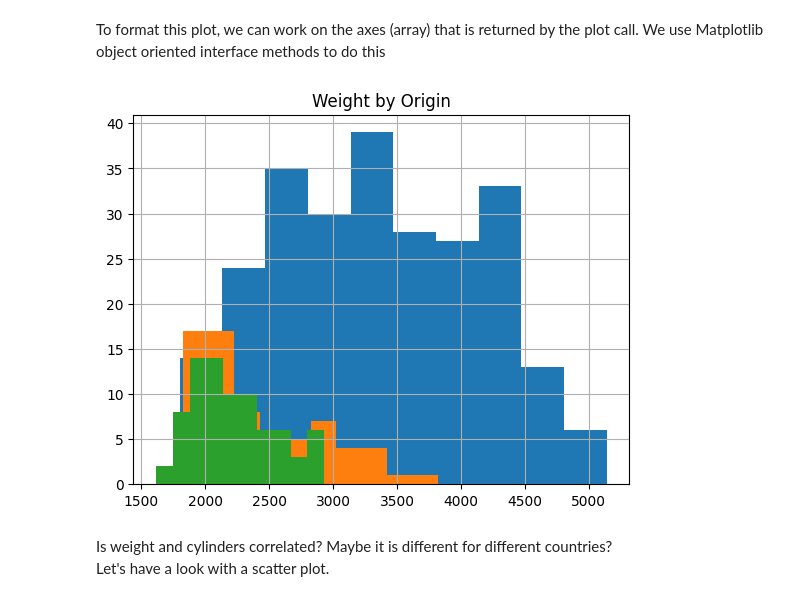
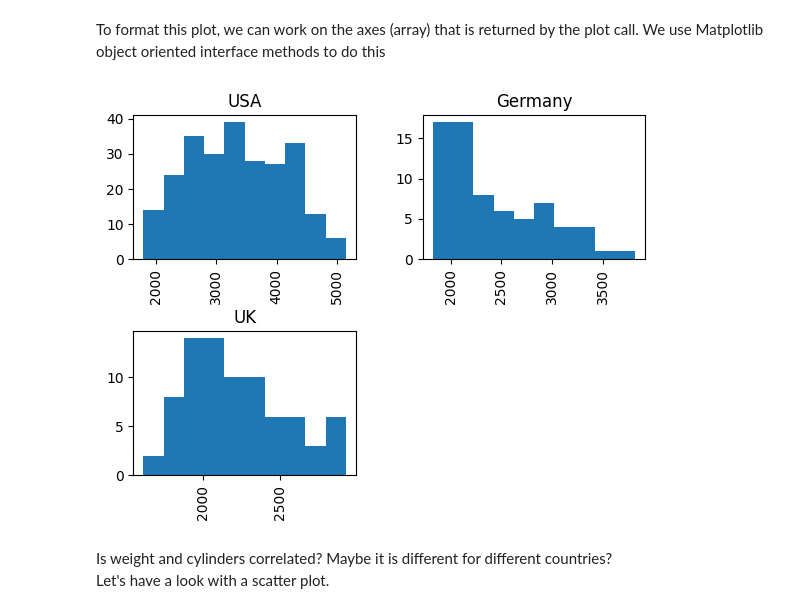
Before and after one commit to ENSF611/lab0-data-and-visualization-review-itadityaa, a Jupyter notebook: lab0-visualization.ipynb, the cells around one changed output. Drawn from its saved outputs; the diff is of its cells as text; code cells hidden in the pictures.

Commit message:
Updated lab0-visualization
Updated axs.set_title function.
Assuming 1 : USA
2 : Germany
3 : UK

```diff
--- a/lab0-visualization.ipynb
+++ b/lab0-visualization.ipynb
@@ -139,11 +136,13 @@ axs = data.hist(column='weight', by='origin')
 To format this plot, we can work on the axes (array) that is returned by the plot call. We use Matplotlib object oriented interface methods to do this
 # %%
 # Using the histogram function from matplotlib instead of Pandas histogram
-hist_weight = data["weight"].groupby(data['origin'])
-axs = hist_weight.hist();
-plt.title("Weight by Origin");
+#hist_weight = data["weight"].groupby(data['origin'])
+axs = data.hist(column="weight", by="origin");
+axs[0][0].set_title("USA");
+axs[0][1].set_title("Germany");
+axs[1][0].set_title("UK");
 # %% [output]
-[figure, old version]
+[figure, new version]
 # %% [markdown]
 Is weight and cylinders correlated? Maybe it is different for different countries?
 Let's have a look with a scatter plot.
```
Also changed, not shown: parts of 2 cells of this notebook, 1 other file.
